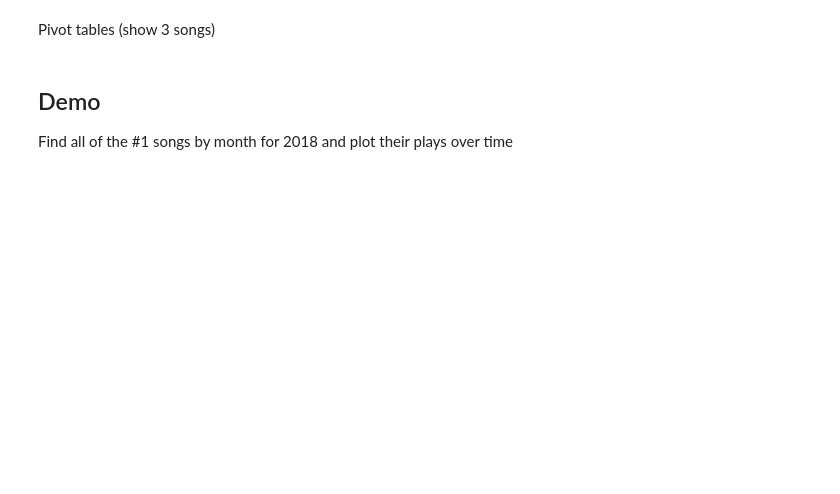
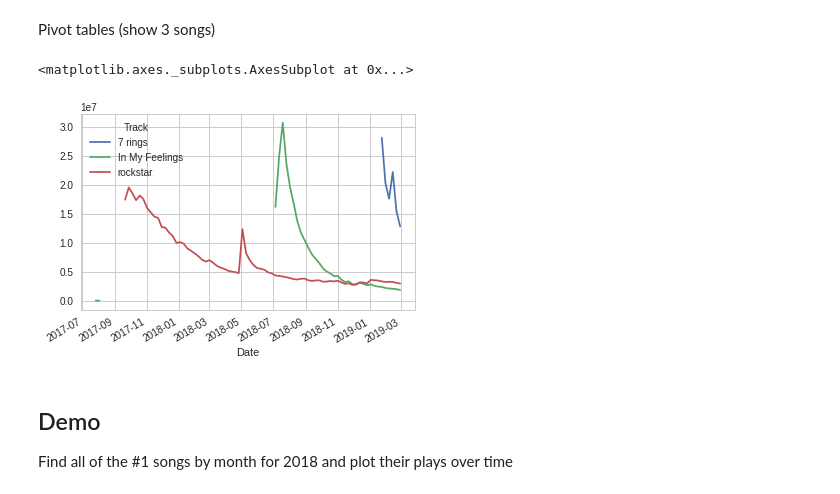
Before and after one commit to haroldfox/ts-stuy-2019, a Jupyter notebook: notebooks/02_simulating_and_visualizing_data.ipynb, the cells around one changed output. Drawn from its saved outputs; the diff is of its cells as text; code cells hidden in the pictures; blank space fills up the shorter version.

```diff
--- a/notebooks/02_simulating_and_visualizing_data.ipynb
+++ b/notebooks/02_simulating_and_visualizing_data.ipynb
@@ -81,5 +281,10 @@ Plot streams by date
 # %% [markdown]
 Pivot tables (show 3 songs)
+# %%
+song_date[song_date['Track'].isin(['rockstar', '7 rings', 'In My Feelings'])].pivot('Date', 'Track', 'Streams').plot()
+# %% [output]
+<matplotlib.axes._subplots.AxesSubplot at 0x...>
+[figure, added]
 # %% [markdown]
 ## Demo
 
```
Also changed, not shown: parts of 27 cells of this notebook.
